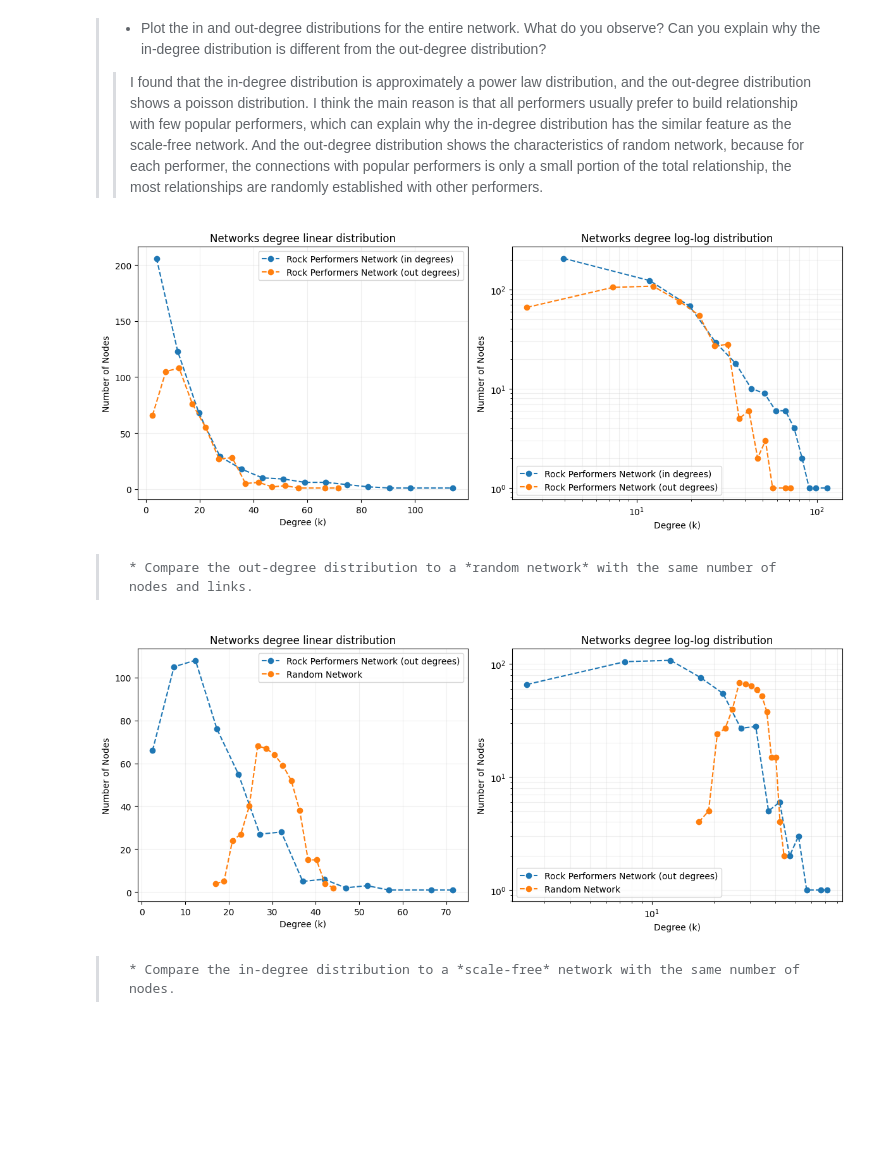
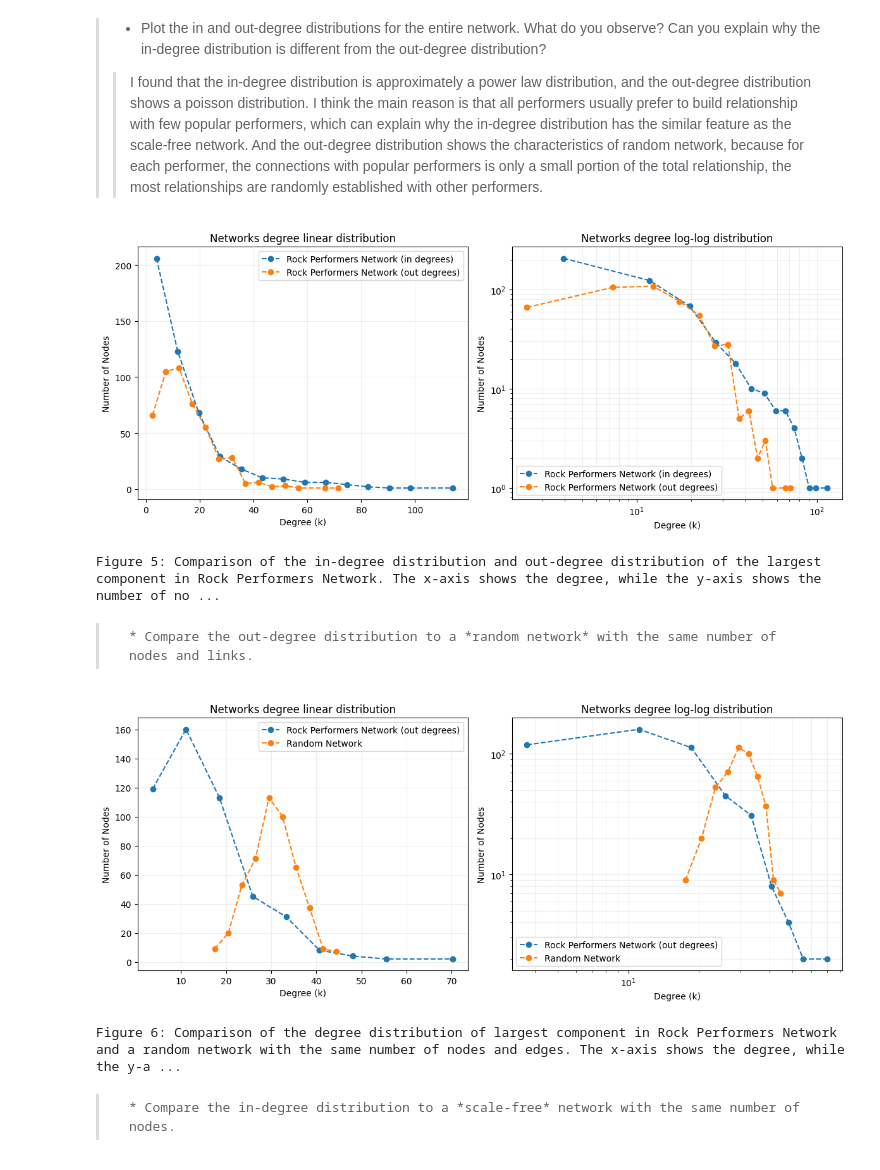
Before and after one commit to ChuhanZhou/02805_assignments, a Jupyter notebook: my_assignment1.ipynb, the cells around one changed output. Cells and saved outputs as stored; diff of their text form; code cells hidden in the pictures; blank space fills up the shorter version.

```diff
--- a/my_assignment1.ipynb
+++ b/my_assignment1.ipynb
@@ -301,22 +309,26 @@ show_info = [
 ]
 
 show_degree_distribution(show_info,15,True,"--o")
+print("Figure 5: Comparison of the in-degree distribution and out-degree distribution of the largest component in Rock Performers Network. The x-axis shows the degree, while the y-axis shows the number of nodes.")
 # %% [output]
 [figure]
+Figure 5: Comparison of the in-degree distribution and out-degree distribution of the largest component in Rock Performers Network. The x-axis shows the degree, while the y-axis shows the number of no ...
 # %% [markdown]
 >     * Compare the out-degree distribution to a *random network* with the same number of nodes and links.
 # %%
 er_net = nx.gnm_random_graph(len(rp_dg_net.nodes), len(rp_dg_net.edges))
 er_degrees = list(dict(er_net.degree).values())
 
 show_info = [
     [rp_out_degrees,"Rock Performers Network (out degrees)"],
     [er_degrees,"Random Network"],
 ]
 
-show_degree_distribution(show_info,15,True,"--o")
+show_degree_distribution(show_info,10,True,"--o")
+print("Figure 6: Comparison of the degree distribution of largest component in Rock Performers Network and a random network with the same number of nodes and edges. The x-axis shows the degree, while the y-axis shows the number of nodes.")
 # %% [output]
-[figure, old version]
+[figure, new version]
+Figure 6: Comparison of the degree distribution of largest component in Rock Performers Network and a random network with the same number of nodes and edges. The x-axis shows the degree, while the y-a ...
 # %% [markdown]
 >     * Compare the in-degree distribution to a *scale-free* network with the same number of nodes.
 # %%
```
Also changed, not shown: parts of 9 cells of this notebook.
